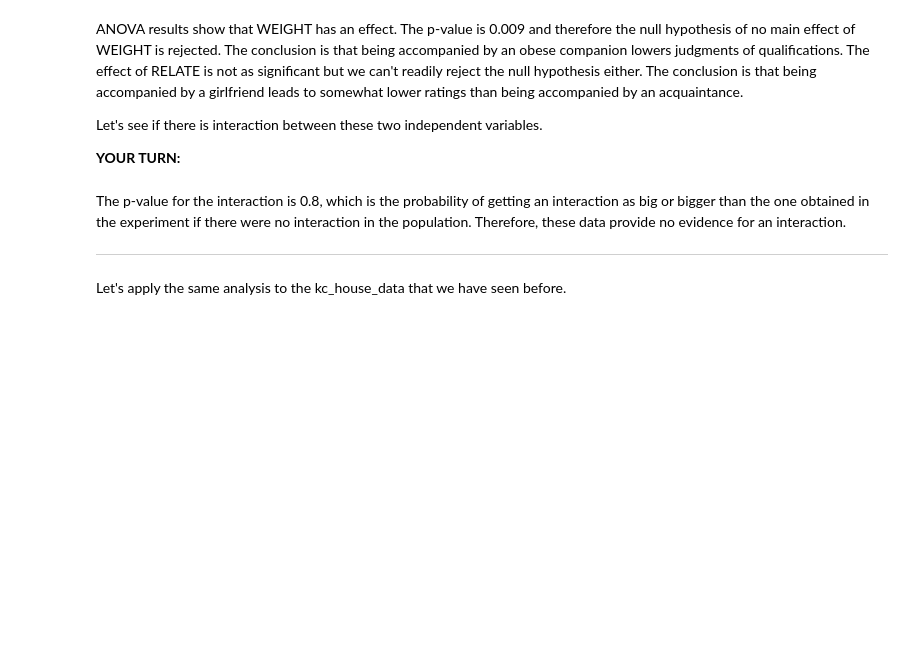
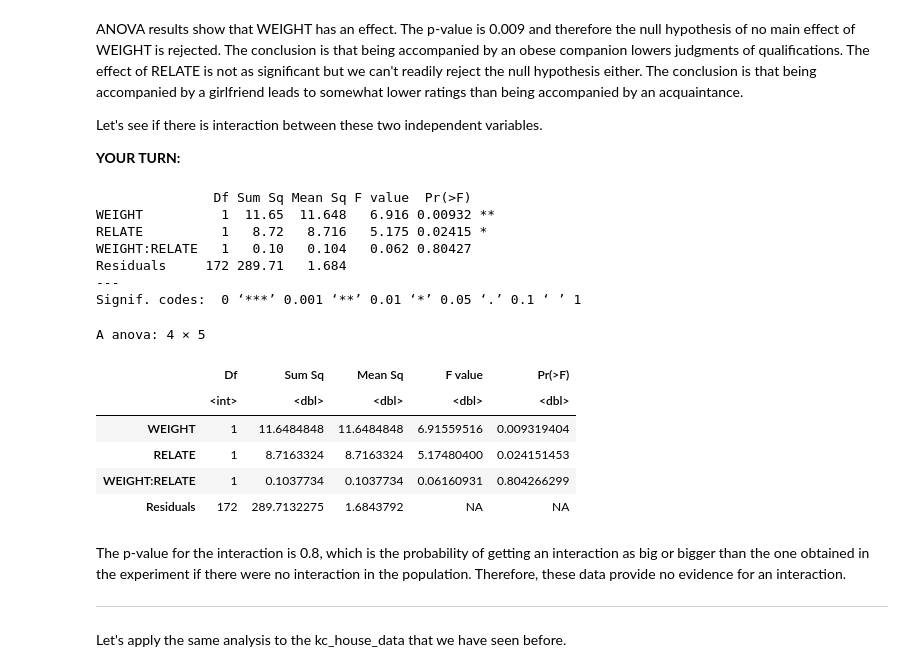
Before and after one commit to SteeltownRiot/DSA, a Jupyter notebook: DSA-7020 Stats for Data Analysis/Module 7 - Variance between Groups/Practices/ANOVA_MANOVA.ipynb, the cells around one changed output. Saved outputs shown, nothing was run; the diff lists cells and outputs as text; code cells hidden in the pictures; blank space fills up the shorter version.

```diff
--- a/DSA-7020 Stats for Data Analysis/Module 7 - Variance between Groups/Practices/ANOVA_MANOVA.ipynb
+++ b/DSA-7020 Stats for Data Analysis/Module 7 - Variance between Groups/Practices/ANOVA_MANOVA.ipynb
@@ -147,9 +272,24 @@ Let's see if there is interaction between these two independent variables.
 **YOUR TURN:**
 # %%
 # run ANOVA WITH interaction
-fit2 <- aov(QUALIFID ~ <your code here>)
+fit2 <- aov(QUALIFID ~ WEIGHT * RELATE, data = weight)
 summary(fit2)
 anova(fit2)
+# %% [output]
+               Df Sum Sq Mean Sq F value  Pr(>F)
+WEIGHT          1  11.65  11.648   6.916 0.00932 **
+RELATE          1   8.72   8.716   5.175 0.02415 *
+WEIGHT:RELATE   1   0.10   0.104   0.062 0.80427
+Residuals     172 289.71   1.684
+---
+Signif. codes:  0 ‘***’ 0.001 ‘**’ 0.01 ‘*’ 0.05 ‘.’ 0.1 ‘ ’ 1
+A anova: 4 × 5
+|  | Df | Sum Sq | Mean Sq | F value | Pr(>F) |
+|  | <int> | <dbl> | <dbl> | <dbl> | <dbl> |
+| WEIGHT | 1 | 11.6484848 | 11.6484848 | 6.91559516 | 0.009319404 |
+| RELATE | 1 | 8.7163324 | 8.7163324 | 5.17480400 | 0.024151453 |
+| WEIGHT:RELATE | 1 | 0.1037734 | 0.1037734 | 0.06160931 | 0.804266299 |
+| Residuals | 172 | 289.7132275 | 1.6843792 | NA | NA |
 # %% [markdown]
 The p-value for the interaction is 0.8,
 which is the probability of getting an interaction as big or bigger than the one obtained
```
Also changed, not shown: parts of 17 cells of this notebook.
